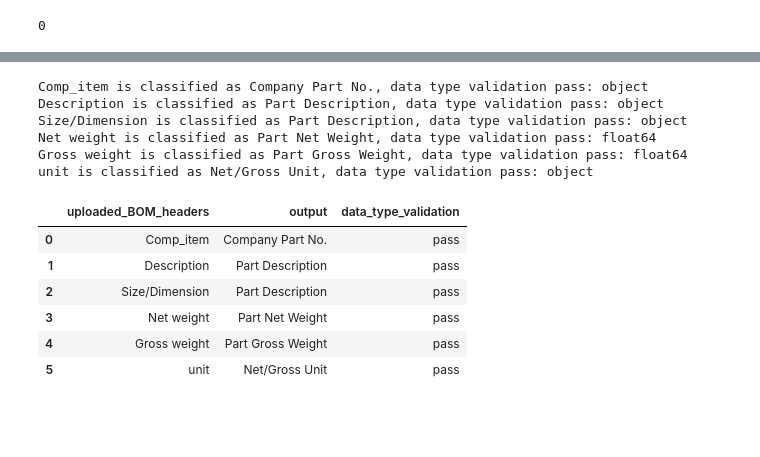
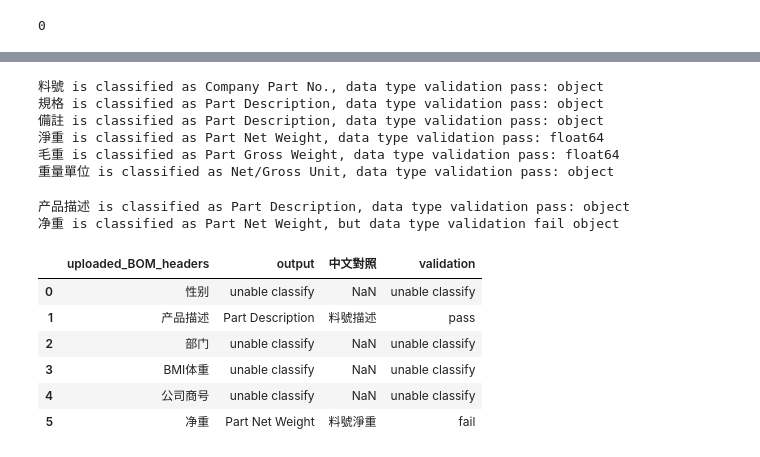
Before and after one commit to Ren1990/assignment1, a Jupyter notebook: 1_etl.ipynb, the cells around one changed output, grey strips where cells are left out. Saved outputs shown, nothing was run; the diff lists cells and outputs as text; code cells hidden in the pictures; blank space fills up the shorter version.

```diff
--- a/1_etl.ipynb
+++ b/1_etl.ipynb
@@ -447,29 +477,0 @@ result_df[['uploaded_BOM_headers','output']]
-# %%
-def classify_bom(test_bom):
-    upload_df=test_bom
-    result_df=L2_relevant2(L1_translate_match(upload_df))
-
-    ouput_list=[]
-    for c in result_df['uploaded_BOM_headers']:
-        s=result_df[result_df['uploaded_BOM_headers']==c].iloc[0]['status']
-        if s[:10]=='L1 success':
-            ouput_list.append(result_df[result_df['uploaded_BOM_headers']==c].iloc[0]['L1_output_category'])
-        elif s[:10]=='L2 success':
-            ouput_list.append(result_df[result_df['uploaded_BOM_headers']==c].iloc[0]['L2_output_category'])
-        else:
-            ouput_list.append(None)
-    result_df['output']=ouput_list
-
-    validation_list=[]
-    for o in result_df['output'].drop_duplicates():
-        for c in result_df[result_df['output']==o]['uploaded_BOM_headers']:
-            c_dtype=upload_df[c].dtype
-            if str(c_dtype) in data_type_df[data_type_df['Categories']==o]['data_type'].iloc[0]:
-                print(c+" is classified as "+o+", data type validation pass: "+str(c_dtype))
-                validation_list.append('pass')
-            else:
-                print(c+" is classified as "+o+", but data type validation fail "+str(c_dtype))
-                validation_list.append('fail')
-    result_df['data_type_validation']=validation_list
-
-    return result_df
@@ -514,19 +478,29 @@ bom1_result[['uploaded_BOM_headers','output','data_type_validation']]
-# %%
-bom2_result=classify_bom(bom1)
-# %% [output]
-Comp_item is classified as Company Part No., data type validation pass: object
-Description is classified as Part Description, data type validation pass: object
-Size/Dimension is classified as Part Description, data type validation pass: object
-Net weight is classified as Part Net Weight, data type validation pass: float64
-Gross weight is classified as Part Gross Weight, data type validation pass: float64
-unit is classified as Net/Gross Unit, data type validation pass: object
-# %%
-bom2_result[['uploaded_BOM_headers','output','data_type_validation']]
-# %% [output]
-|  | uploaded_BOM_headers | output | data_type_validation |
-| 0 | Comp_item | Company Part No. | pass |
-| 1 | Description | Part Description | pass |
-| 2 | Size/Dimension | Part Description | pass |
-| 3 | Net weight | Part Net Weight | pass |
-| 4 | Gross weight | Part Gross Weight | pass |
-| 5 | unit | Net/Gross Unit | pass |
+# %%
+result_df=v1_datatype2(result_df,upload_df)
+# %% [output]
+料號 is classified as Company Part No., data type validation pass: object
+規格 is classified as Part Description, data type validation pass: object
+備註 is classified as Part Description, data type validation pass: object
+淨重 is classified as Part Net Weight, data type validation pass: float64
+毛重 is classified as Part Gross Weight, data type validation pass: float64
+重量單位 is classified as Net/Gross Unit, data type validation pass: object
+# %%
+def run_classify_and_validationupload_df(upload_df):
+    result_df=classify_bom(upload_df)
+    result_df=v1_datatype2(result_df,upload_df)
+    return result_df
+# %%
+result_df=run_classify_and_validationupload_df(case1)
+category_df=pd.DataFrame({'Categories':ground_truth['Categories'],'中文對照':['公司料號','料號描述','料號淨重','料號毛重','淨毛重單位']})
+result_df=result_df.merge(category_df,how='left',left_on='output',right_on='Categories')
+result_df[['uploaded_BOM_headers','output','中文對照','validation']]
+# %% [output]
+产品描述 is classified as Part Description, data type validation pass: object
+净重 is classified as Part Net Weight, but data type validation fail object
+|  | uploaded_BOM_headers | output | 中文對照 | validation |
+| 0 | 性别 | unable classify | NaN | unable classify |
+| 1 | 产品描述 | Part Description | 料號描述 | pass |
+| 2 | 部门 | unable classify | NaN | unable classify |
+| 3 | BMI体重 | unable classify | NaN | unable classify |
+| 4 | 公司商号 | unable classify | NaN | unable classify |
+| 5 | 净重 | Part Net Weight | 料號淨重 | fail |
```
Also changed, not shown: parts of 17 cells of this notebook, 3 other files.
